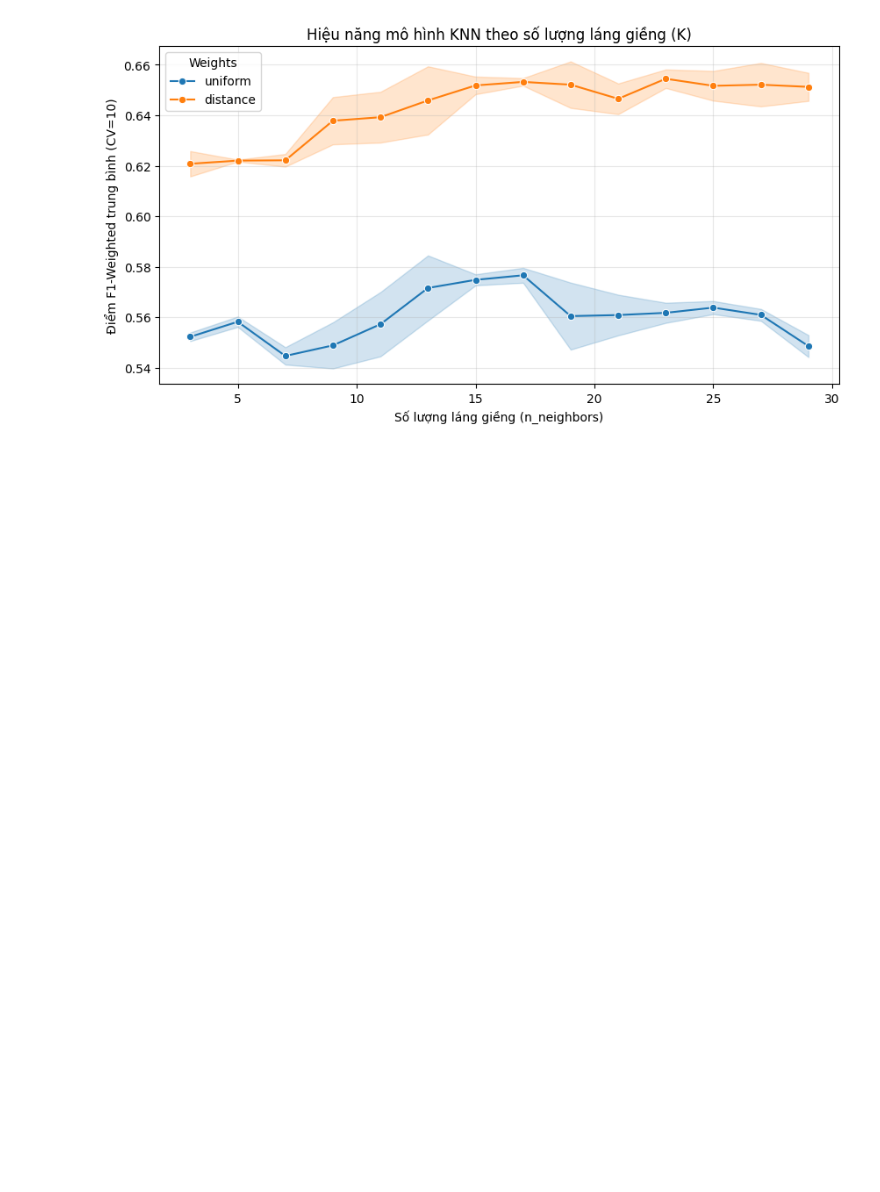
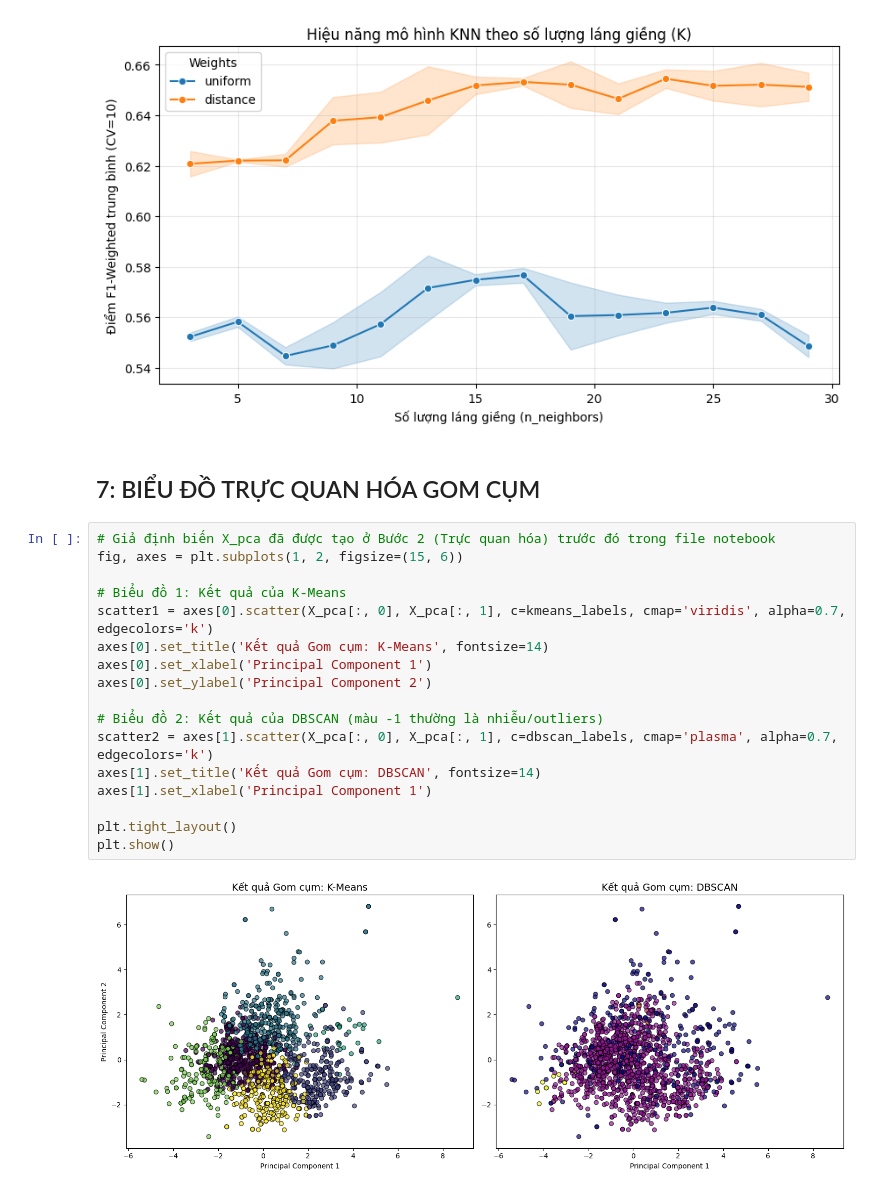
Before and after one commit to TuanN05/Winequality_DataMining, a Jupyter notebook: notebooks/winequality-red.ipynb, the cells around one changed output. Saved outputs shown, nothing was run; the diff lists cells and outputs as text; blank space fills up the shorter version.

Commit message:
Gom cum K-Means va DBSCAN

```diff
--- a/notebooks/winequality-red.ipynb
+++ b/notebooks/winequality-red.ipynb
@@ -440,3 +440,24 @@ plt.legend(title='Weights')
 plt.show()
 # %% [output]
 [figure]
+# %% [markdown]
+## 7: BIỂU ĐỒ TRỰC QUAN HÓA GOM CỤM
+# %%
+# Giả định biến X_pca đã được tạo ở Bước 2 (Trực quan hóa) trước đó trong file notebook
+fig, axes = plt.subplots(1, 2, figsize=(15, 6))
+
+# Biểu đồ 1: Kết quả của K-Means
+scatter1 = axes[0].scatter(X_pca[:, 0], X_pca[:, 1], c=kmeans_labels, cmap='viridis', alpha=0.7, edgecolors='k')
+axes[0].set_title('Kết quả Gom cụm: K-Means', fontsize=14)
+axes[0].set_xlabel('Principal Component 1')
+axes[0].set_ylabel('Principal Component 2')
+
+# Biểu đồ 2: Kết quả của DBSCAN (màu -1 thường là nhiễu/outliers)
+scatter2 = axes[1].scatter(X_pca[:, 0], X_pca[:, 1], c=dbscan_labels, cmap='plasma', alpha=0.7, edgecolors='k')
+axes[1].set_title('Kết quả Gom cụm: DBSCAN', fontsize=14)
+axes[1].set_xlabel('Principal Component 1')
+
+plt.tight_layout()
+plt.show()
+# %% [output]
+[figure, added]
```
Also changed, not shown: 2 other files.
